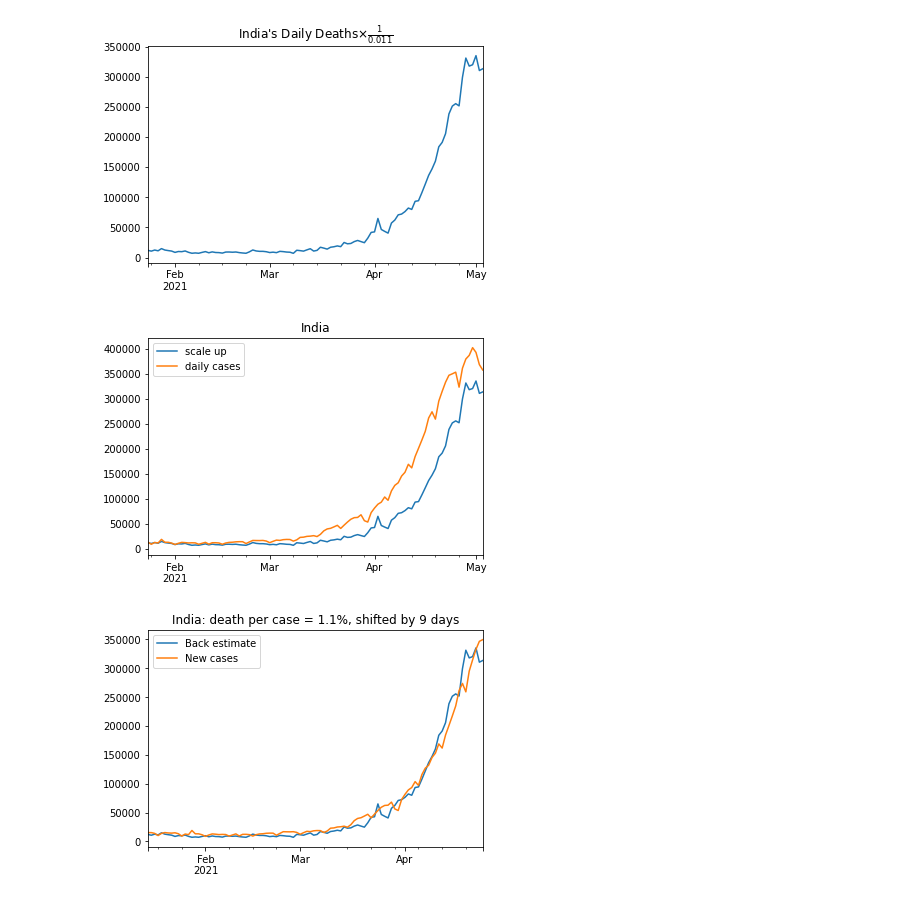
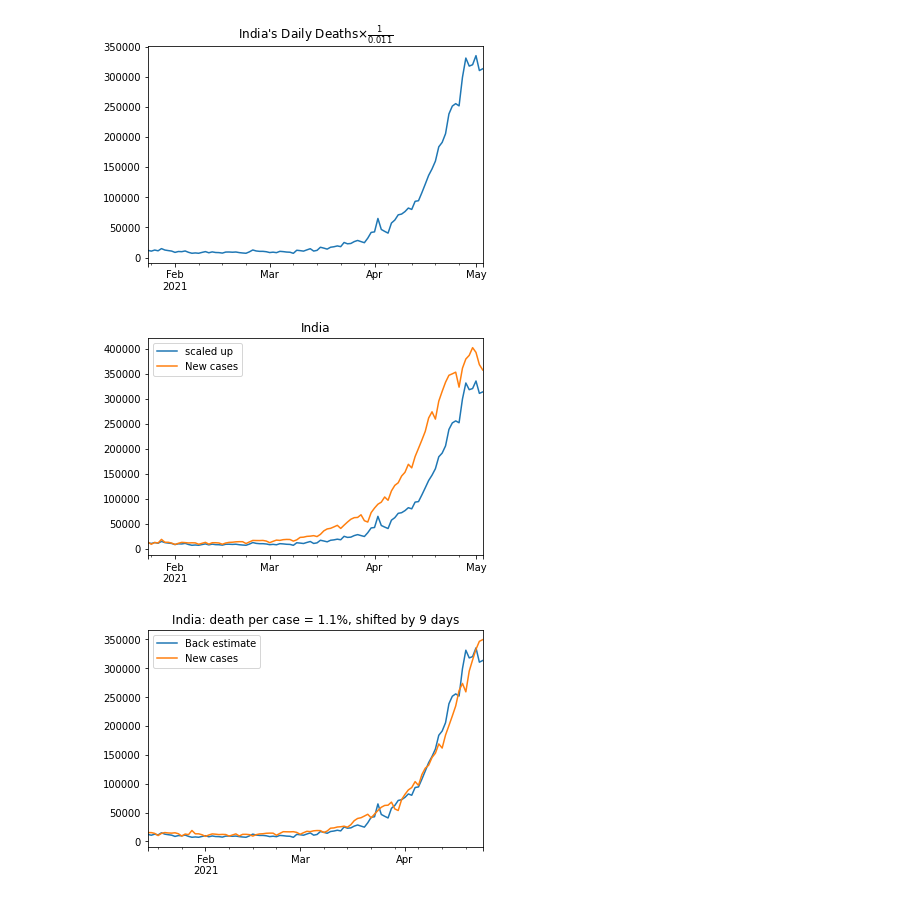
Before and after one commit to srimanob/COVID-19-ThaiStudy, a Jupyter notebook: thai_covid.ipynb, the cells around one changed output. Cells and saved outputs as stored; diff of their text form; code cells hidden in the pictures.

```diff
--- a/thai_covid.ipynb
+++ b/thai_covid.ipynb
@@ -423,7 +423,7 @@ Indiadeath.drop(Indiadeath.columns[0:4], axis=1, inplace=True)
 tmp = pd.concat([Indiaconfirm,Indiadeath])
 tmp.rename(columns=pd.to_datetime, inplace=True)
 Indiacovid = tmp.transpose()
-Indiacovid['daily cases'] = Indiacovid['confirm'].diff().fillna(Indiacovid.confirm)
+Indiacovid['New cases'] = Indiacovid['confirm'].diff().fillna(Indiacovid.confirm)
 Indiacovid['daily deaths'] = Indiacovid['death'].diff().fillna(Indiacovid.death)
 Indiacovid
 # %% [output]
@@ -471,16 +471,16 @@ plt.savefig("India_death_demon.png",dpi = 300)
 # %% [output]
 [figure]
 # %%
-Indiacovid["scale up"] = pd.Series(Indiacovid["daily deaths"]/0.011)
-Indiacovid["scale up"].iloc[-100:].plot(title=r"India's Daily Deaths$\times \frac{1}{0.011}$")
+Indiacovid["scaled up"] = pd.Series(Indiacovid["daily deaths"]/0.011)
+Indiacovid["scaled up"].iloc[-100:].plot(title=r"India's Daily Deaths$\times \frac{1}{0.011}$")
 plt.savefig("India_deathscaled_demon.png",dpi=300)
 # %% [output]
 [figure]
 # %%
-Indiacovid[["scale up","daily cases"]].iloc[-100:].plot(title=r"India")
+Indiacovid[["scaled up","New cases"]].iloc[-100:].plot(title=r"India")
 plt.savefig("India_deathscaled_vs_daily_cases_demon.png",dpi=300)
 # %% [output]
-[figure, old version]
+[figure, new version]
 # %%
 backestimate(Indiacovid,deathpercase=0.011,delay=9).iloc[-100:].plot(title="India: death per case = 1.1%, shifted by 9 days")
 plt.savefig("India_deathscaled_compared_demon.png",dpi=300)
```
Also changed, not shown: parts of 1 cell of this notebook.
